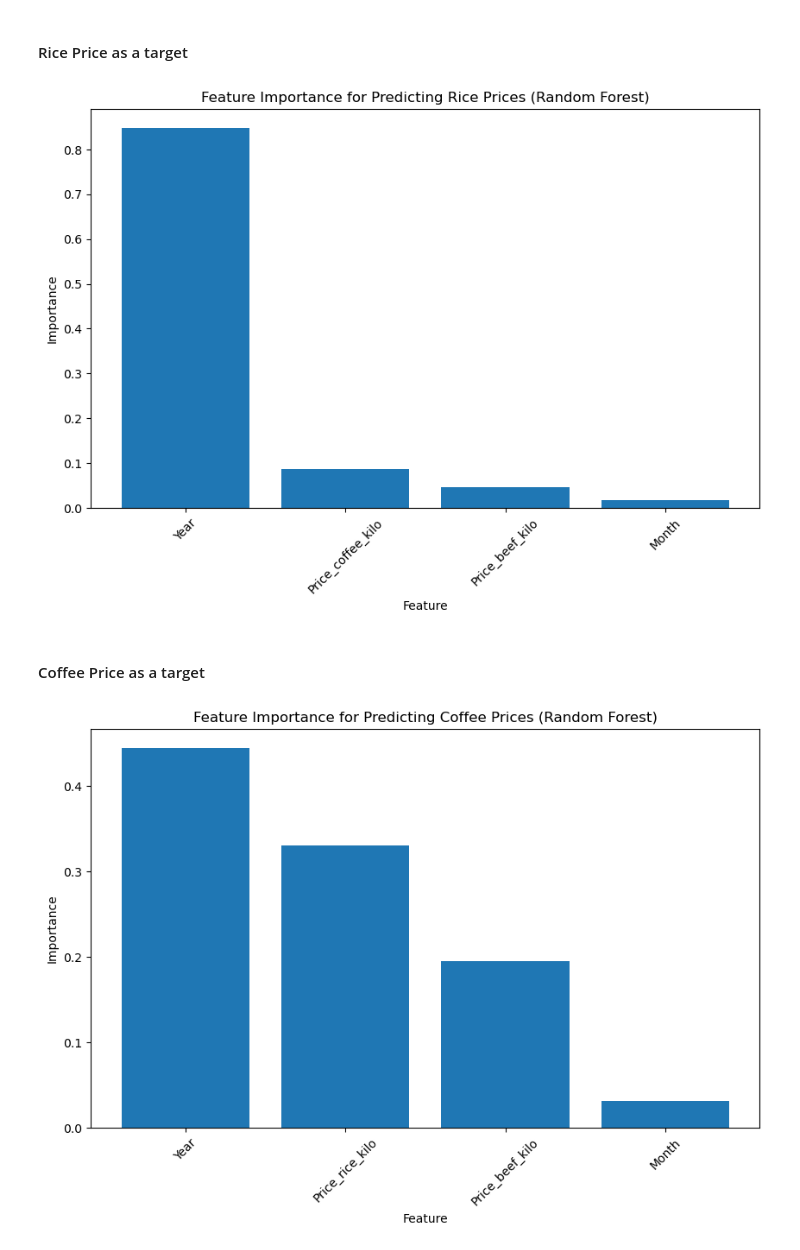
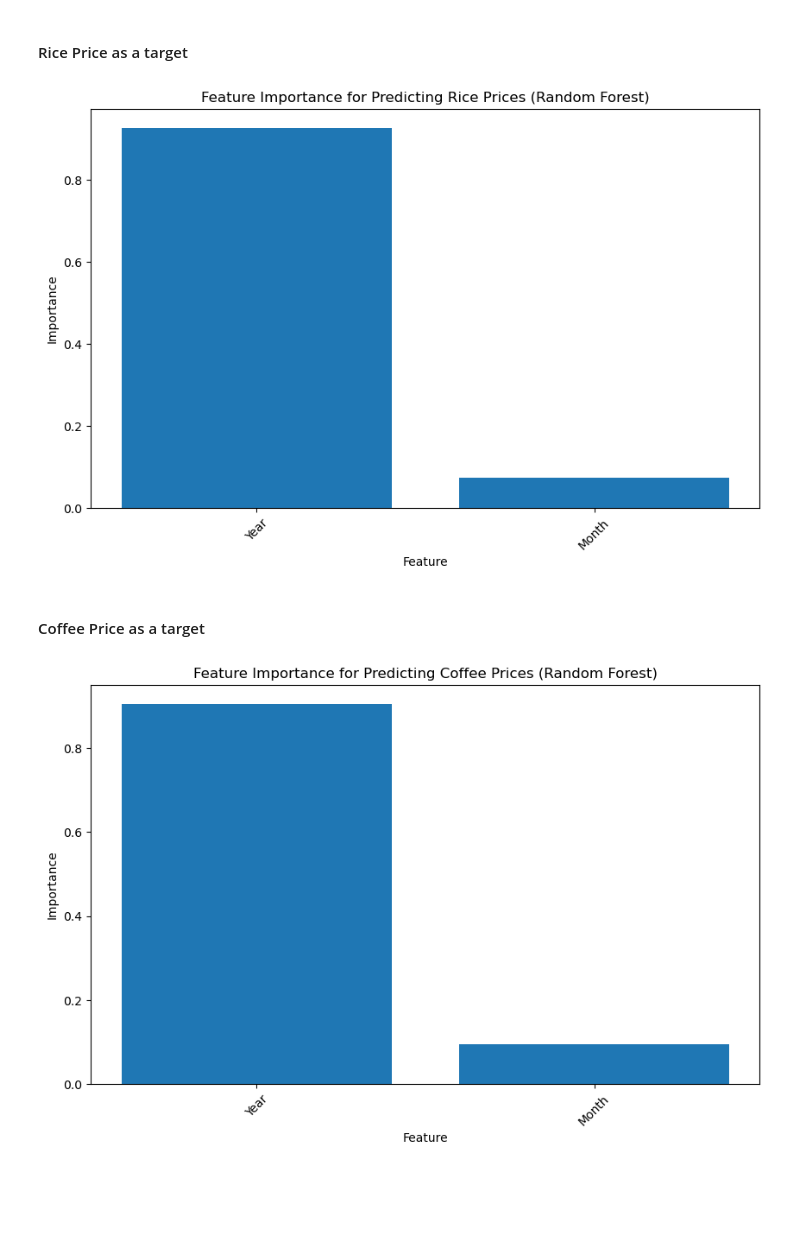
Before and after one commit to victorh360/Project_4, a Jupyter notebook: data_preprocessing.ipynb, the cells around one changed output. Drawn from its saved outputs; the diff is of its cells as text; code cells hidden in the pictures; blank space fills up the shorter version.

```diff
--- a/data_preprocessing.ipynb
+++ b/data_preprocessing.ipynb
@@ -203,48 +204,51 @@ plt.show()
 #### Rice Price as a target
 # %%
 # Create the target
-y = df_c['Price_rice_kilo']
+df_r.drop(['Price_coffee_kilo', 'Price_beef_kilo'], axis=1, inplace=True)
+y = df_r['Price_rice_kilo']
 # Create features
-X = df_b.drop('Price_rice_kilo', axis=1)
+X = df_r.drop('Price_rice_kilo', axis=1)
 
 
 # Use RandomForest Regression to see the importance of features
 
 from sklearn.ensemble import RandomForestRegressor
 
 # Create a RandomForestRegressor model
 rfr_model = RandomForestRegressor()
 
 # Fit the model
 rfr_model.fit(X, y)
 
 # Get feature importances
 importances = rfr_model.feature_importances_
 
 # Get the names of the features
 feature_names = X.columns
 
 # Sort feature importances in descending order
 indices = importances.argsort()[::-1]
 
 # Plot the feature importances
 plt.figure(figsize=(10, 6))
 plt.bar(range(X.shape[1]), importances[indices], align="center")
 plt.xticks(range(X.shape[1]), feature_names[indices], rotation=45)
 plt.xlabel("Feature")
 plt.ylabel("Importance")
 plt.title("Feature Importance for Predicting Rice Prices (Random Forest)")
 plt.savefig('ricec.png')
 plt.show()
 # %% [output]
-[figure, old version]
+[figure, new version]
 # %% [markdown]
 #### Coffee Price as a target
 # %%
+
 # Create the target
 y = df_c['Price_coffee_kilo']
+df_c.drop(['Price_rice_kilo', 'Price_beef_kilo'], axis=1, inplace=True)
 # Create features
-X = df_b.drop('Price_coffee_kilo', axis=1)
+X = df_c.drop('Price_coffee_kilo', axis=1)
 
 
 # Use RandomForest Regression to see the importance of features
@@ -276,4 +280,4 @@ plt.title("Feature Importance for Predicting Coffee Prices (Random Forest)")
 plt.savefig('coffeec.png')
 plt.show()
 # %% [output]
-[figure, old version]
+[figure, new version]
```
Also changed, not shown: parts of 1 cell of this notebook, 3 other files.
